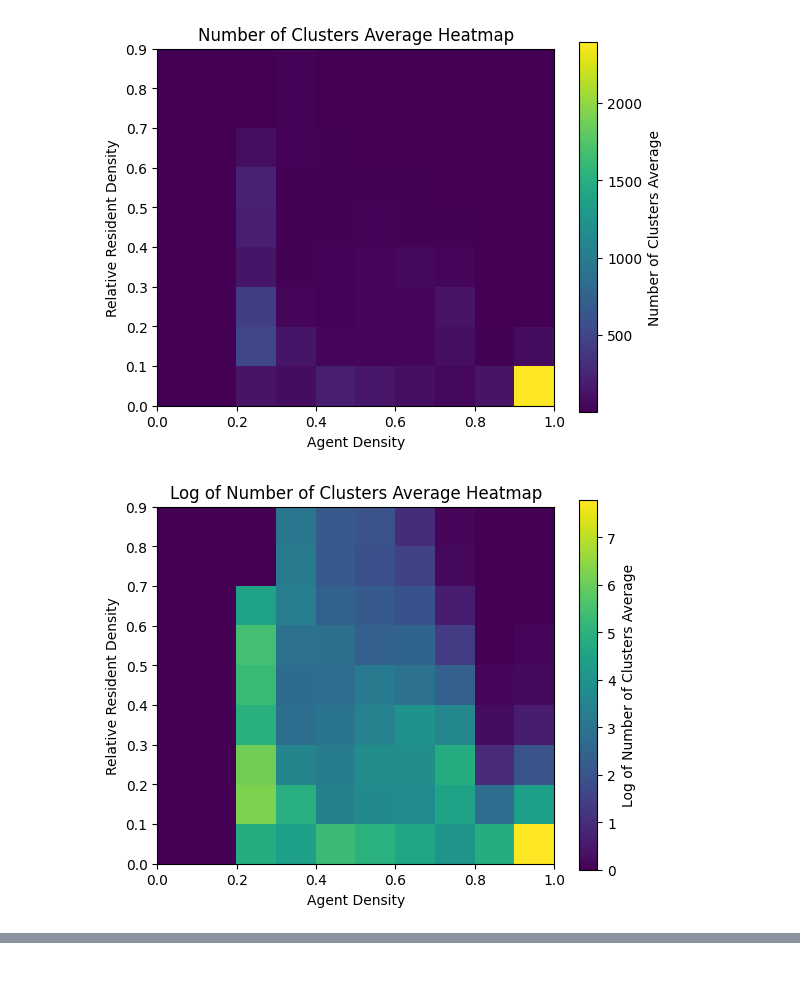
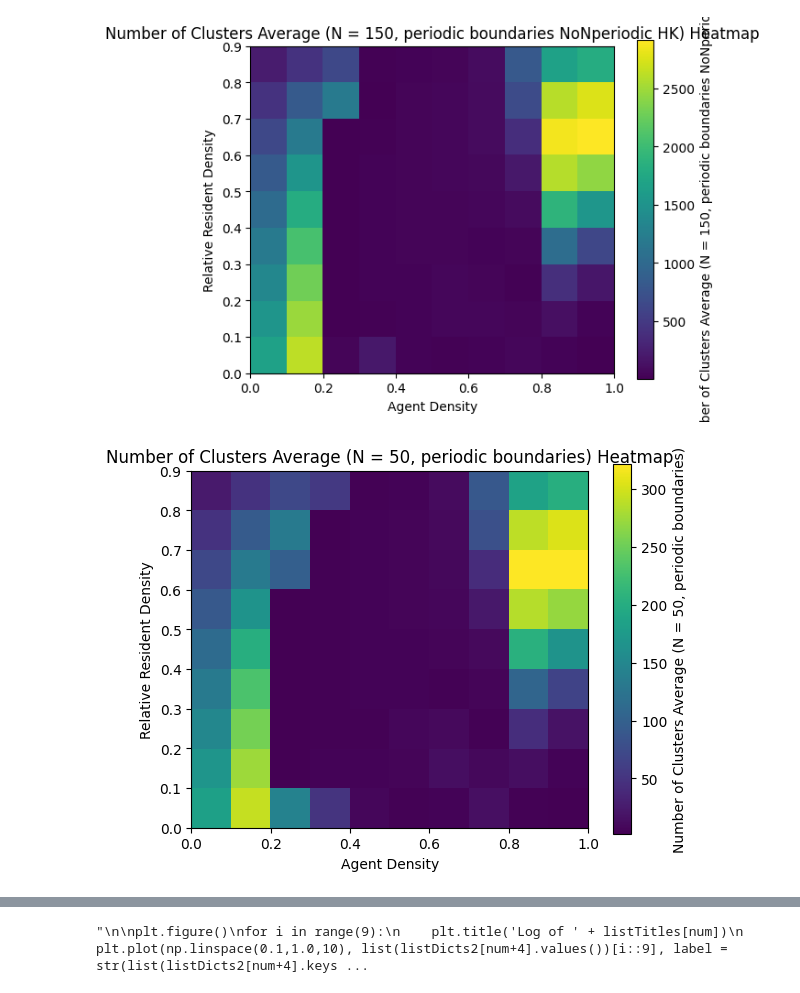
Before and after one commit to AlantheBenign/Critical-mass-model-for-social-dynamic, a Jupyter notebook: Projeto/Data Analysis.ipynb, the cells around one changed output, grey strips where cells are left out. Saved outputs shown, nothing was run; the diff lists cells and outputs as text; code cells hidden in the pictures.

Commit message:
Cluster Analysis implementation

```diff
--- a/Projeto/Data Analysis.ipynb
+++ b/Projeto/Data Analysis.ipynb
@@ -36,11 +38,3 @@ for line in file:
         listDicts[num + 4][key] = value_log
 
 file.close()
-# %%
-num = 3
-
-f.generate_heatmap(listDicts[num], 'Number of Clusters Average')
-f.generate_heatmap(listDicts[num + 4], 'Log of Number of Clusters Average')
-# %% [output]
-[figure, removed]
-[figure, removed]
@@ -46,0 +113,33 @@ f.generate_heatmap(listDicts[num + 4], 'Log of Number of Clusters Average')
+# %%
+num = 0
+
+f.generate_heatmap(listDicts[num], listTitles[num] + ' (N = 150, periodic boundaries NoNperiodic HK)')
+f.generate_heatmap(listDicts2[num], listTitles[num] + ' (N = 50, periodic boundaries)')
+f.generate_heatmap(listDicts3[num], listTitles[num] + ' (N = 50, NoNperiodic boundaries)')
+f.generate_heatmap(listDicts[num + 4], 'Log of ' + listTitles[num] + ' (N = 150, periodic boundaries NoNperiodic HK)')
+f.generate_heatmap(listDicts2[num + 4], 'Log of ' + listTitles[num] + ' (N = 50, periodic boundaries)')
+f.generate_heatmap(listDicts3[num + 4], 'Log of ' + listTitles[num] + ' (N = 50, NoNperiodic boundaries)')
+
+
+plt.figure()
+for i in range(7,8):
+    plt.title(listTitles[num])
+    plt.plot(np.linspace(0.1,1.0,10), list(listDicts2[num].values())[i::9], label = str(list(listDicts2[num].keys())[::9][i][0]))
+    plt.xlabel('Agent Density')
+    plt.ylabel(listTitles[num])
+    plt.legend()
+plt.plot()
+"""
+
+plt.figure()
+for i in range(9):
+    plt.title('Log of ' + listTitles[num])
+    plt.plot(np.linspace(0.1,1.0,10), list(listDicts2[num+4].values())[i::9], label = str(list(listDicts2[num+4].keys())[::9][i][0]))
+    plt.xlabel('Agent Density')
+    plt.ylabel('Log of ' + listTitles[num])
+    plt.legend()
+plt.plot()
+"""
+# %% [output]
+[figure, added]
+[figure, added]
@@ -46,0 +150 @@ f.generate_heatmap(listDicts[num + 4], 'Log of Number of Clusters Average')
+"\n\nplt.figure()\nfor i in range(9):\n    plt.title('Log of ' + listTitles[num])\n    plt.plot(np.linspace(0.1,1.0,10), list(listDicts2[num+4].values())[i::9], label = str(list(listDicts2[num+4].keys ...
```
Also changed, not shown: parts of 5 cells of this notebook, 6 other files.
